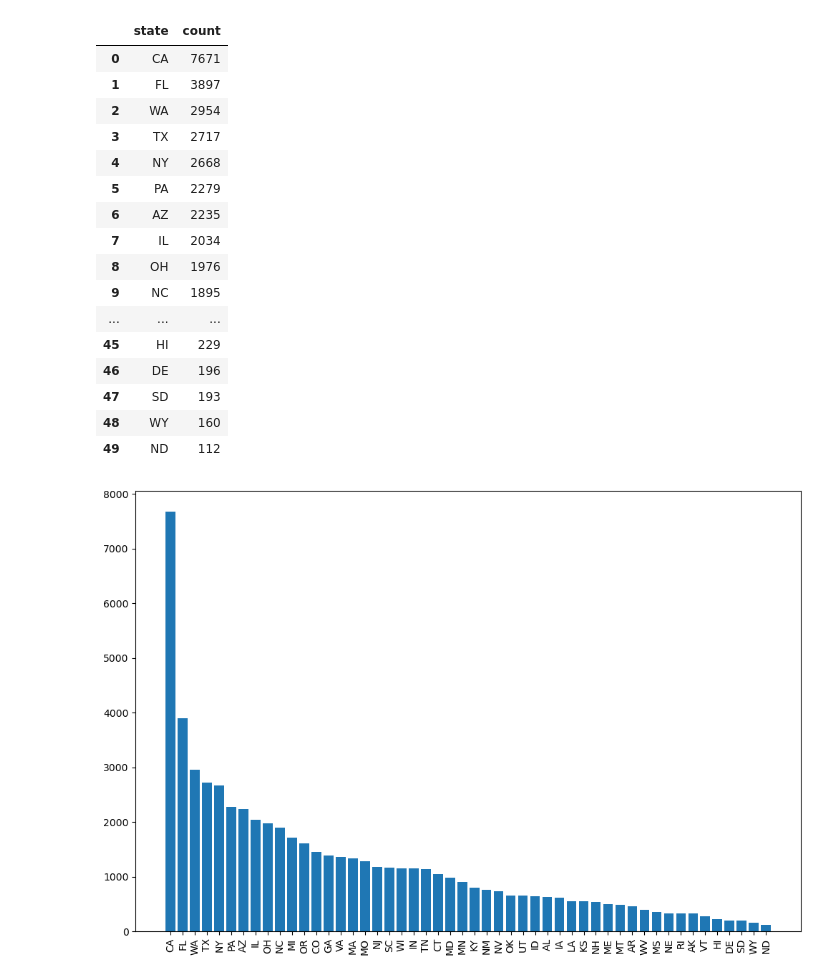
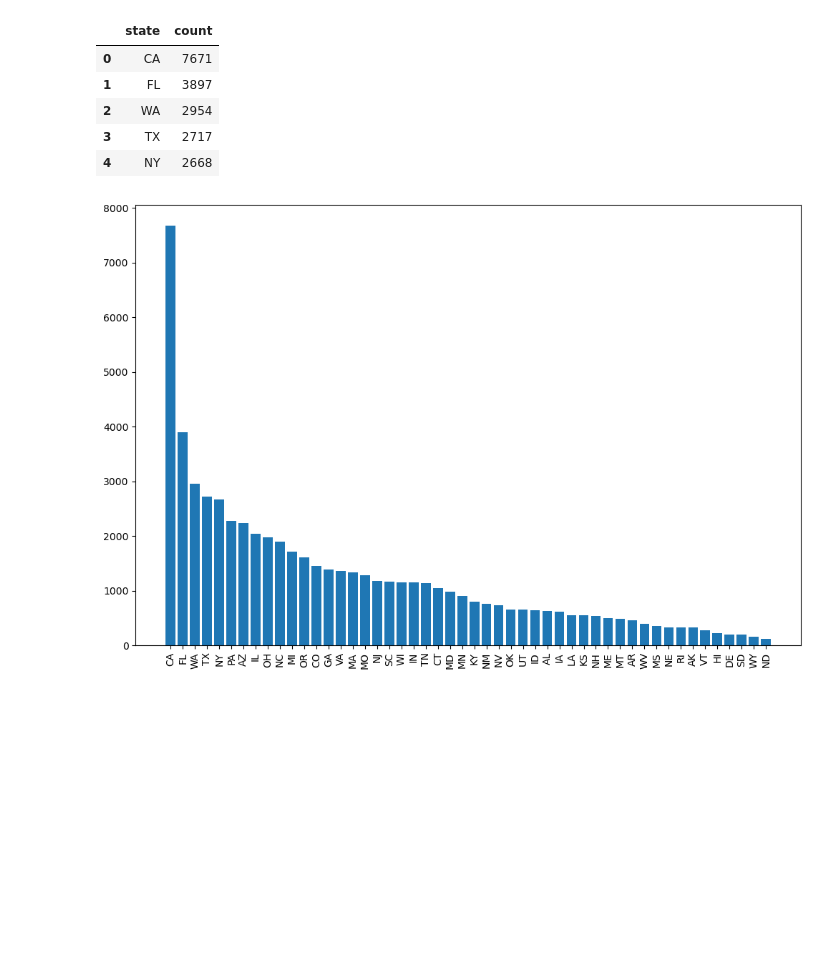
Before and after one commit to s-ellingwood/project-1, a Jupyter notebook: Sighting_vs_State_bar.ipynb, the cells around one changed output. Cells and saved outputs as stored; diff of their text form; code cells hidden in the pictures; blank space fills up the shorter version.

```diff
--- a/Sighting_vs_State_bar.ipynb
+++ b/Sighting_vs_State_bar.ipynb
@@ -37,25 +32,14 @@ ND     112
 Name: count, dtype: int64
 # %%
 state = pd.DataFrame(state).reset_index()
-state
+state.head()
 # %% [output]
 |  | state | count |
 | 0 | CA | 7671 |
 | 1 | FL | 3897 |
 | 2 | WA | 2954 |
 | 3 | TX | 2717 |
 | 4 | NY | 2668 |
-| 5 | PA | 2279 |
-| 6 | AZ | 2235 |
-| 7 | IL | 2034 |
-| 8 | OH | 1976 |
-| 9 | NC | 1895 |
-| ... | ... | ... |
-| 45 | HI | 229 |
-| 46 | DE | 196 |
-| 47 | SD | 193 |
-| 48 | WY | 160 |
-| 49 | ND | 112 |
 # %%
 x_axis = state["state"]
 y_axis = state["count"]
```
Also changed, not shown: parts of 7 cells of this notebook.
